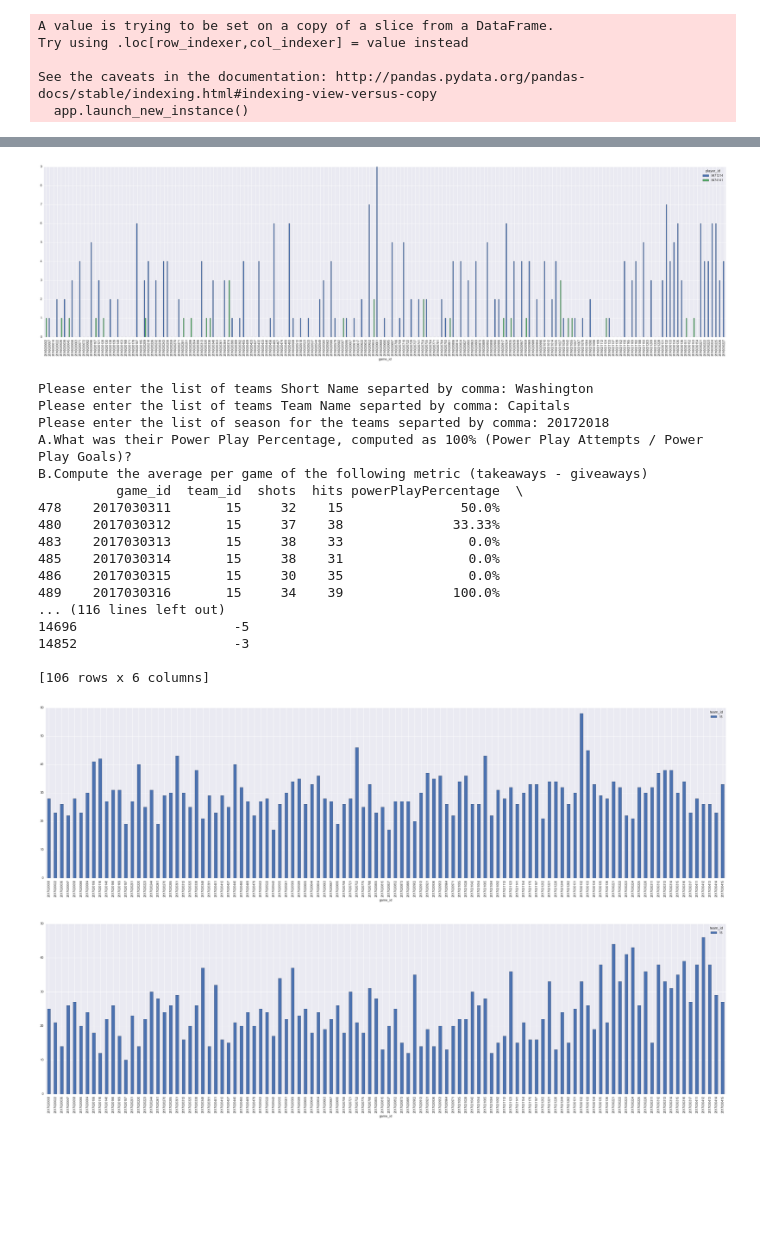
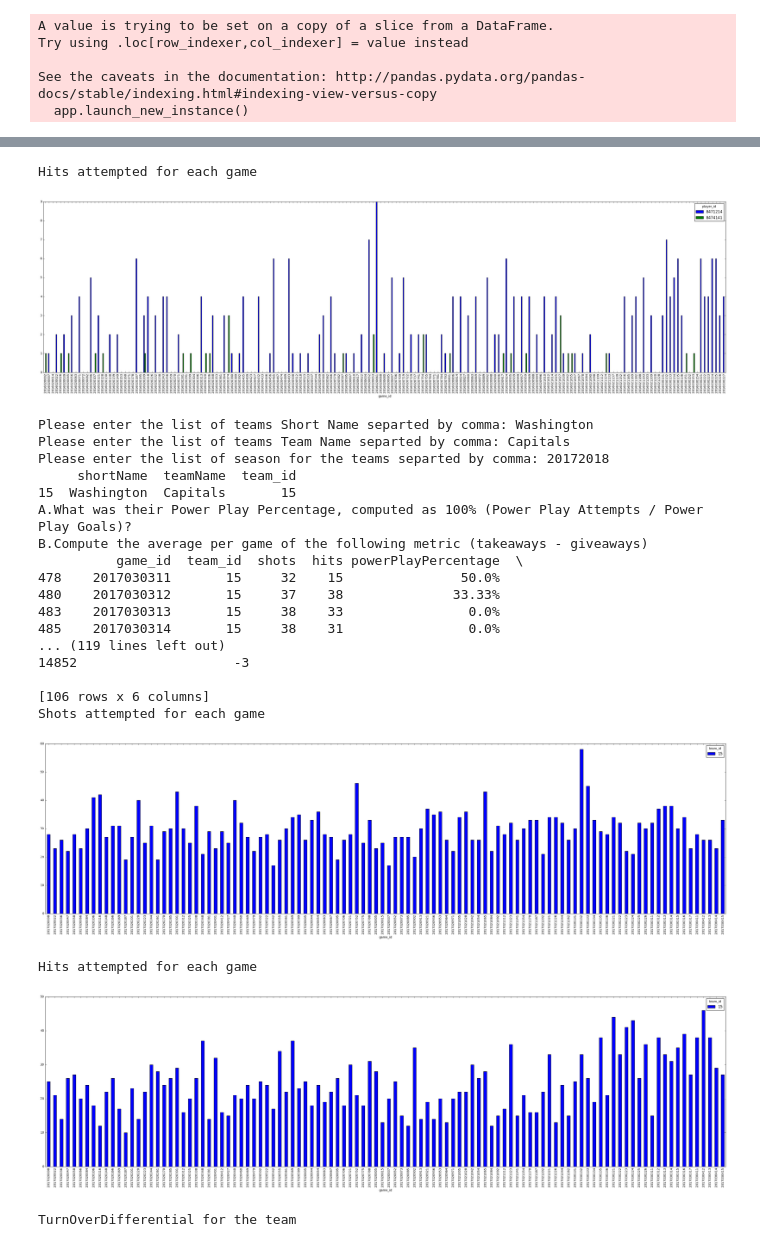
Before and after one commit to charchana/NHL-Game, a Jupyter notebook: NHL_Game_Final.ipynb, the cells around one changed output, grey strips where cells are left out. Drawn from its saved outputs; the diff is of its cells as text; code cells hidden in the pictures; blank space fills up the shorter version.

```diff
--- a/NHL_Game_Final.ipynb
+++ b/NHL_Game_Final.ipynb
@@ -103,0 +147,5 @@ def shotsGoalsHitsPerPlayerPerGame(playerAndGames):
+# %%
+def shotsGoalsHitsbyGoalie(playerAndGames):
+    goalsShotsPlayersForSeason = gameGoalieStatsData.loc[gameGoalieStatsData['game_id'].isin(playerAndGames[1]) & gameGoalieStatsData['player_id'].isin(playerAndGames[0])]
+    goalsShotsBothPlayers = pd.DataFrame(goalsShotsPlayersForSeason, columns= ['player_id', 'game_id','goals', 'shots', 'hits'])
+    return goalsShotsBothPlayers
@@ -155,16 +209,35 @@ def main():
     print("C.How many shot attempts did they have per game?\nD.How many goals did they score per game?")
     shotsHitsForPlayers = shotsGoalsHitsPerPlayerPerGame(playerAndGames)
     print(shotsHitsForPlayers)
+    print("Shots attempted for each game")
     shotsHitsForPlayers.pivot(index='game_id', columns='player_id', values='shots').plot(kind='bar',figsize=(40,10))
+    plt.show()
+    print("Hits attempted for each game")
     shotsHitsForPlayers.pivot(index='game_id', columns='player_id', values='hits').plot(kind='bar',figsize=(40,10))
     plt.show()
     teamDetails = gettingTeamDetails()
     print("A.What was their Power Play Percentage, computed as 100% (Power Play Attempts / Power Play Goals)?\nB.Compute the average per game of the following metric (takeaways - giveaways)")
     teamStatisticsDetails = teamStatistics(teamDetails)
     print(teamStatisticsDetails)
+    print("Shots attempted for each game")
     teamStatisticsDetails.pivot(index='game_id', columns='team_id', values='shots').plot(kind='bar',figsize=(40,10))
     plt.show()
+    print("Hits attempted for each game")
     teamStatisticsDetails.pivot(index='game_id', columns='team_id', values='hits').plot(kind='bar',figsize=(40,10))
+    plt.show()
+    print("TurnOverDifferential for the team")
+    teamStatisticsDetails.pivot(index='game_id', columns='team_id', values='turnOverDifferential').plot(kind='bar',figsize=(40,10))
+    plt.show()
+
+    playerAndGames = gettingTheGoaliePlayerID()
+    print("A.How many shift per game did they take?\nB.What was the average time per shift?")
+    print(shiftsAnalysis(playerAndGames))
+    print("C.How many shot attempts did they have per game?\nD.How many goals did they score per game?")
+    shotsHitsForPlayers = shotsGoalsHitsbyGoalie(playerAndGames)
+    print(shotsHitsForPlayers)
+    print("Shots attempted for each game")
+    shotsHitsForPlayers.pivot(index='game_id', columns='player_id', values='shots').plot(kind='bar',figsize=(40,10))
+    #shotsHitsForPlayers.pivot(index='game_id', columns='player_id', values='hits').plot(kind='bar',figsize=(40,10))
     plt.show()
 
 if __name__ == '__main__':
@@ -201,20 +277,23 @@ See the caveats in the documentation: http://pandas.pydata.org/pandas-docs/stabl
+Hits attempted for each game
-[figure, old version]
+[figure, new version]
-Please enter the list of teams Short Name separted by comma: Washington
-Please enter the list of teams Team Name separted by comma: Capitals
-Please enter the list of season for the teams separted by comma: 20172018
-A.What was their Power Play Percentage, computed as 100% (Power Play Attempts / Power Play Goals)?
-B.Compute the average per game of the following metric (takeaways - giveaways)
-          game_id  team_id  shots  hits powerPlayPercentage  \
-478    2017030311       15     32    15               50.0%
-480    2017030312       15     37    38              33.33%
-483    2017030313       15     38    33                0.0%
-485    2017030314       15     38    31                0.0%
-486    2017030315       15     30    35                0.0%
-489    2017030316       15     34    39              100.0%
-... (116 lines left out)
-14696                    -5
-14852                    -3
-
-[106 rows x 6 columns]
+Please enter the list of teams Short Name separted by comma: Washington
+Please enter the list of teams Team Name separted by comma: Capitals
+Please enter the list of season for the teams separted by comma: 20172018
+     shortName  teamName  team_id
+15  Washington  Capitals       15
+A.What was their Power Play Percentage, computed as 100% (Power Play Attempts / Power Play Goals)?
+B.Compute the average per game of the following metric (takeaways - giveaways)
+          game_id  team_id  shots  hits powerPlayPercentage  \
+478    2017030311       15     32    15               50.0%
+480    2017030312       15     37    38              33.33%
+483    2017030313       15     38    33                0.0%
+485    2017030314       15     38    31                0.0%
+... (119 lines left out)
+14852                    -3
+
+[106 rows x 6 columns]
+Shots attempted for each game
-[figure, old version]
+[figure, new version]
+Hits attempted for each game
-[figure, old version]
+[figure, new version]
+TurnOverDifferential for the team
```
Also changed, not shown: parts of 20 cells of this notebook.
